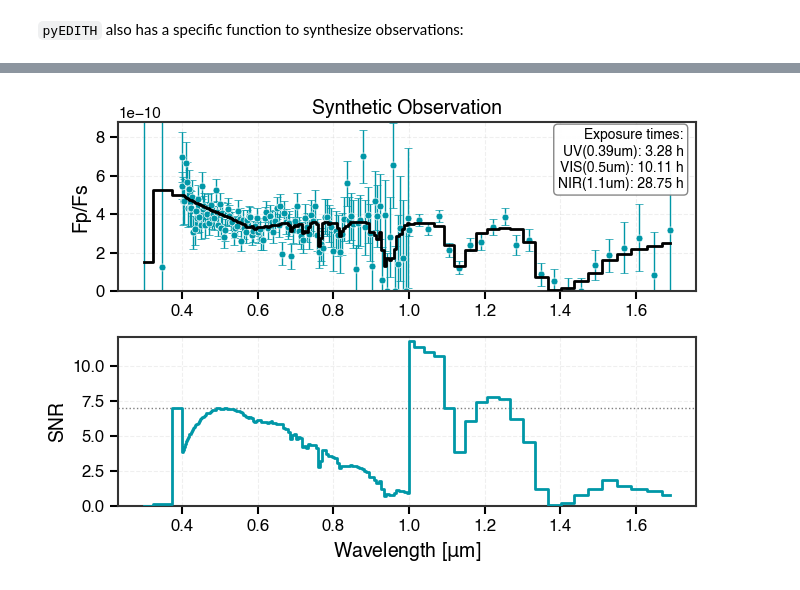
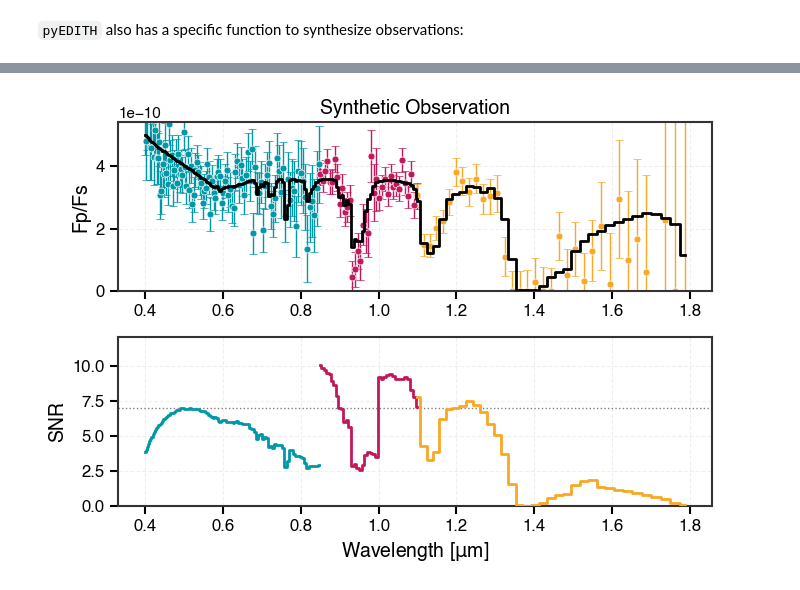
Before and after one commit to eleonoraalei/pyEDITH, a Jupyter notebook: tutorials/spectroscopy_tutorial.ipynb, the cells around one changed output, grey strips where cells are left out. Drawn from its saved outputs; the diff is of its cells as text; code cells hidden in the pictures.

Commit message:
Removed nlambda. Reworked imaging and spectroscopy tutorials.

```diff
--- a/tutorials/spectroscopy_tutorial.ipynb
+++ b/tutorials/spectroscopy_tutorial.ipynb
@@ -46,9 +46,6 @@ We now set up the **Observation** class. Eventually, this is where the exposure
 # %%
 # define a wavelength grid in microns
 parameters["wavelength"] = np.linspace(0.2, 1.8, 1000)
-
-# number of wavelengths
-parameters["nlambda"] = len(parameters["wavelength"])
 
 # the SNR you want for each spectral bin
 parameters["snr"] = 7*np.ones_like(parameters["wavelength"])
@@ -72,0 +57,4 @@ parameters['lam_high'] = [0.4, 1., 1.7]
+# %%
+parameters['filter_list']=pE.Filter("VIS",low=0.5,high=1.0, resolution=140,type='IFS')
+parsed_filters=pE.parse_input.parse_filters(parameters)
+print(parsed_filters[0])
@@ -76,7 +89,7 @@ There are more parameters we can define (see below), but these are the basics fo
 observation = pE.Observation()
 
 # load the specified configuration in the parameters dict
-observation.load_configuration(parameters)
+observation.load_configuration(parameters, filter=parsed_filters[0])
 observation.set_output_arrays()
 observation.validate_configuration()
 # %% [output]
@@ -371,0 +382,6 @@ Now let's say you want to calculate different exposure times for the different s
+# %%
+#Define a list of filters and parse them
+parameters['filter_list']=[pE.Filter('VIS',low=0.4,high=0.85,resolution=140,type='IFS'),
+                           pE.Filter('Bridge',low=0.85,high=1.1,resolution=140,type='IFS'),
+                           pE.Filter('NIR',low=1.1,high=1.8,resolution=70,type='IFS'),]
+parsed_filters=pE.parse_input.parse_filters(parameters)
@@ -547,27 +721,68 @@ plt.tight_layout()
 # %% [markdown]
 `pyEDITH` also has a specific function to synthesize observations:
 # %%
-obs, noise = pE.utils.synthesize_observation(snr_concat_arr,
+
+import matplotlib.pyplot as plt
+
+fig = plt.figure(dpi=100)
+ax1 = plt.subplot(2, 1, 1)
+ax2 = plt.subplot(2, 1, 2, sharex=ax1)
+
+for i,lam in enumerate(ref_lams):
+
+    f=parsed_filters[i]
+    # Validate that reference wavelengths are within their respective channel boundaries
+    assert f.contains(lam *u.um)
+    # Find the index of the wavelength grid point closest to the reference wavelength
+    ind_reflam = np.argmin(np.abs(results[f.name]['wavelength'] - lam*u.um))
+    obstime=results[f.name]['exposure_time'][ind_reflam]
+    obstimes.append(obstime)
+
+    # Define Observation and load relevant parameters
+    observation = pE.Observation()
+    observation.load_configuration(parameters, filter=f)
+    observation.set_output_arrays()
+    observation.validate_configuration()
+    observation.obstime=obstime
+
+    # Define Astrophysical Scene and load relevant parameters,
+    # then calculate zodi/exozodi
+    scene = pE.AstrophysicalScene()
+    scene.load_configuration(parameters)
+    scene.calculate_zodi_exozodi(parameters)
+    scene.validate_configuration()
+    scene.regrid_spectra(observation)
+
+    # Create and configure Observatory
+    observatory_config = pE.parse_input.get_observatory_config(parameters)
+    observatory = pE.Observatory()
+    observatory.create_observatory(observatory_config)
+    observatory.load_configuration(parameters, observation, scene)
+    observatory.validate_configuration()
+
+    # EXPOSURE TIME CALCULATION
+    pE.calculate_exposure_time_or_snr(
+        observation,
+        scene,
+        observatory,
+        mode="signal_to_noise",
+    )
+
+    obs, noise = pE.utils.synthesize_observation(observation.fullsnr,
                                              scene,
                                              random_seed=42, # seed defaults to None
                                              set_below_zero=0., # if the fake data falls below zero, set the data point as this. default = NaN
                                              )
 
-import matplotlib.pyplot as plt
+    ax1.step(observation.wavelength, scene.Fp_over_Fs, color="k", where="mid", zorder=10, linewidth=2)
+    ax1.errorbar(observation.wavelength, obs, yerr=noise, fmt="o",
+             markersize=5,  markeredgecolor='white',
+             markeredgewidth=0.5, elinewidth=1, capsize=3)
 
-fig = plt.figure(dpi=100)
-ax1 = plt.subplot(2, 1, 1)
-ax1.step(observation.wavelength, scene.Fp_over_Fs, color="k", where="mid", zorder=10, linewidth=2)
-ax1.errorbar(observation.wavelength, obs, yerr=noise, fmt="o", color=colors.cyan,
-             markersize=5, markerfacecolor=colors.cyan, markeredgecolor='white',
-             markeredgewidth=0.5, elinewidth=1, capsize=3)
+    ax2.step(observation.wavelength, observation.fullsnr, where="mid", zorder=10, linewidth=2)
+
 ax1.set_ylabel("Fp/Fs", fontsize=14, fontweight='bold')
 ax1.set_title("Synthetic Observation", fontsize=14, fontweight='bold')
-exptime_text = f"UV({ref_lams[0]}um): {exptime_arr[0].to(u.hr).round(2)}\nVIS({ref_lams[1]}um): {exptime_arr[1].to(u.hr).round(2)}\nNIR({ref_lams[2]}um): {exptime_arr[2].to(u.hr).round(2)}"
-
-
-
-ax1.text(0.94, 0.83, f"Exposure times:\n{exptime_text}",  transform=axes[0].transAxes,fontsize=10, ha='right', va='top', bbox=dict(boxstyle='round', facecolor='white', alpha=0.95, edgecolor='gray'))
 
 ax1.set_ylim(0, np.median(scene.Fp_over_Fs) + 1.5 * np.median(scene.Fp_over_Fs))
 ax1.tick_params(axis='both', which='major', labelsize=12, width=1.5, length=6)
@@ -577,8 +792,8 @@ for spine in ax1.spines.values():
     spine.set_linewidth(1.5)
 ax1.grid(True, alpha=0.3, linestyle='--', linewidth=0.8)
 
-ax2 = plt.subplot(2, 1, 2, sharex=ax1)
-ax2.step(observation.wavelength, snr_concat_arr, where="mid", zorder=10, linewidth=2, color=colors.cyan)
+
+
 plt.xlabel(r"Wavelength [$\mathrm{\mu}$m]", fontsize=14, fontweight='bold')
 ax2.set_ylabel("SNR", fontsize=14, fontweight='bold')
 ax2.axhline(7, color="k", ls=":", linewidth=1,alpha=0.5)
@@ -594,2 +826,2 @@ plt.tight_layout()
-[figure, old version]
+[figure, new version]
 # %% [markdown]
```
Also changed, not shown: parts of 29 cells of this notebook, 9 other files.
